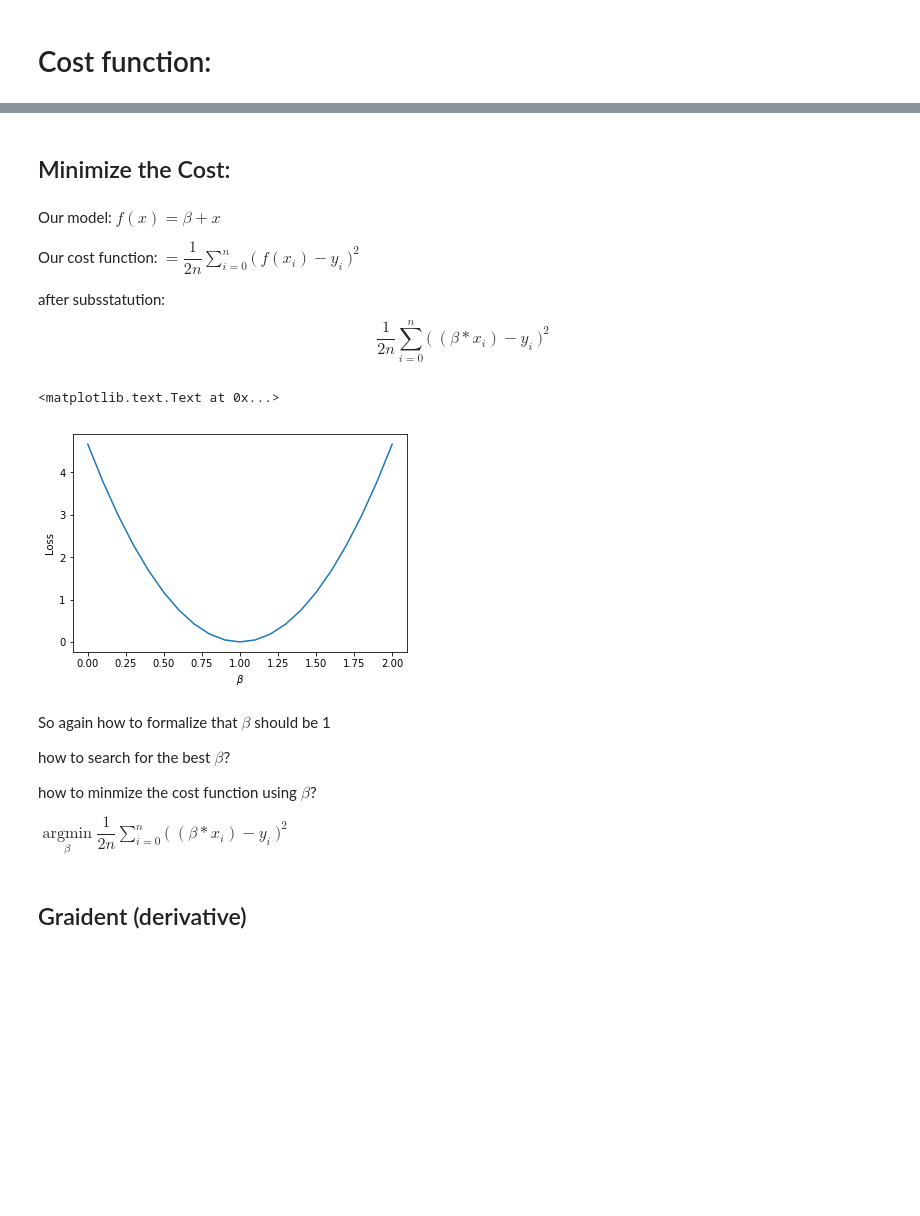
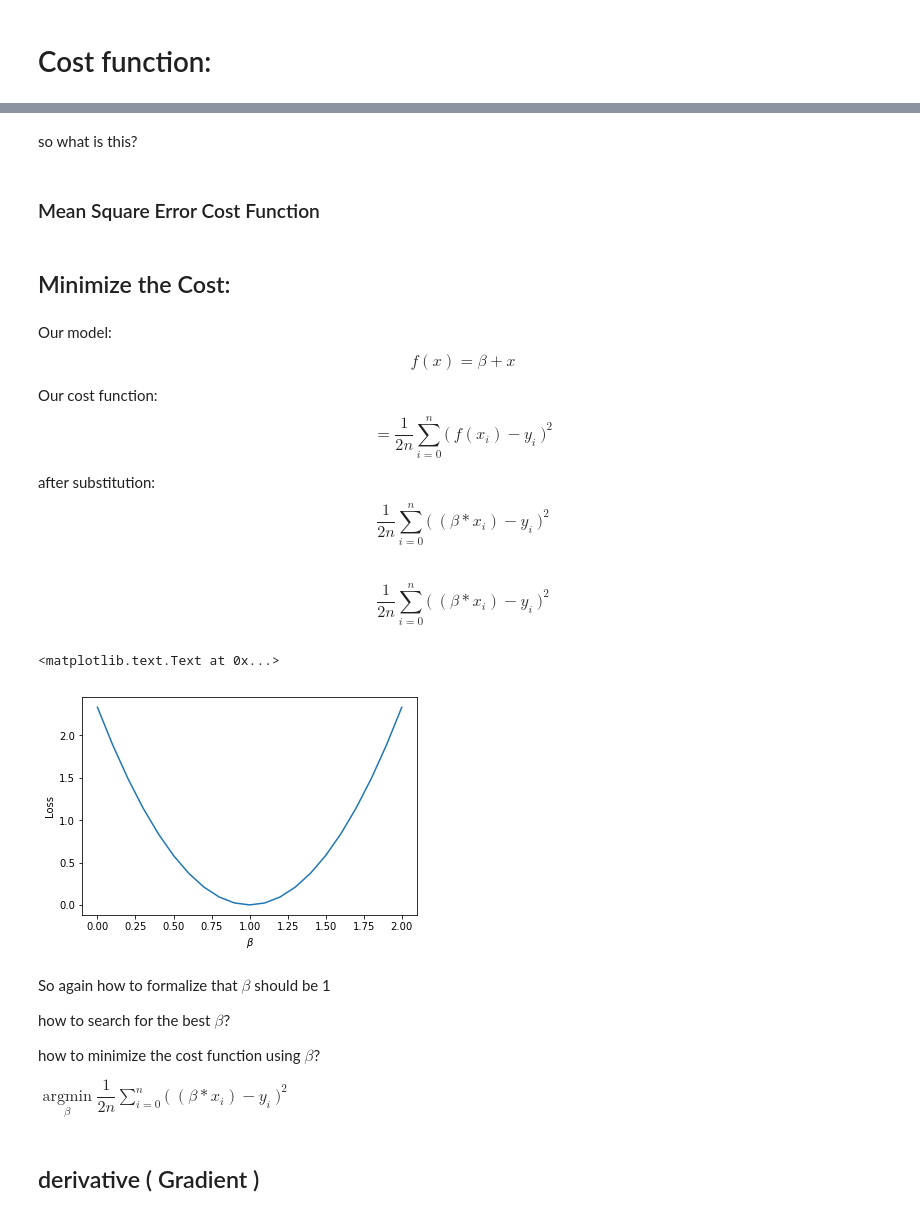
Before and after one commit to ahmedanis03/IntroMLandDL, a Jupyter notebook: Machine Learning intro.ipynb, the cells around one changed output, grey strips where cells are left out. Drawn from its saved outputs; the diff is of its cells as text; code cells hidden in the pictures; blank space fills up the shorter version.

```diff
--- a/Machine Learning intro.ipynb
+++ b/Machine Learning intro.ipynb
@@ -72,35 +68,41 @@ so what is this?
+# %% [markdown]
+so what is this?
+# %% [markdown]
+### Mean Square Error Cost Function
 # %% [markdown]
 ## Minimize the Cost:
 # %% [markdown]
-Our model: $ f(x) = \beta + x $
+Our model:   $$ f(x) = \beta + x $$
 
-Our cost function: $ = \dfrac{1}{2n} \sum_{i = 0}^n \big(\ f(x_i) - y_i \ \big) ^ 2 $
+Our cost function:   $$ = \dfrac{1}{2n} \sum_{i = 0}^n \big(\ f(x_i) - y_i \ \big) ^ 2 $$
 
-after subsstatution: $$ \dfrac{1}{2n} \sum_{i = 0}^n \big(\ (\beta * x_i) - y_i \ \big) ^ 2 $$
+after substitution:   $$ \dfrac{1}{2n} \sum_{i = 0}^n \big(\ (\beta * x_i) - y_i \ \big) ^ 2 $$
+# %% [markdown]
+$$ \dfrac{1}{2n} \sum_{i = 0}^n \big(\ (\beta * x_i) - y_i \ \big) ^ 2 $$
 # %%
 beta = np.arange(0,2.1,0.1)
 def cost(y, y_hat):
     n = len(y)
-    return (((y_hat - y)**2).sum()) / n
+    return (((y_hat - y)**2).sum()) / (2 * n)
 
 beta_applied = np.array([a*b for a,b in zip(beta,np.array([x,]*len(beta)))])
 loss = [cost(y, y_hat) for y_hat in beta_applied]
 plt.plot(beta,loss)
 plt.xlabel(r'$\beta$')
 plt.ylabel('Loss')
 # %% [output]
 <matplotlib.text.Text at 0x...>
-[figure, old version]
+[figure, new version]
 # %% [markdown]
 So again how to formalize that $\beta$ should be 1
 
 how to search for the best $\beta$?
 
-how to minmize the cost function using $\beta$?
+how to minimize the cost function using $\beta$?
 
 $\underset{\beta}{\operatorname{argmin}} \dfrac{1}{2n} \sum_{i = 0}^n \big(\ (\beta * x_i) - y_i \ \big) ^ 2 $
 # %% [markdown]
-## Graident (derivative)
+## derivative ( Gradient )
 # %%
 display_gif("https://upload.wikimedia.org/wikipedia/commons/2/2d/Tangent_function_animation.gif")
 # %% [output]
```
Also changed, not shown: parts of 14 cells of this notebook, 1 other file.
